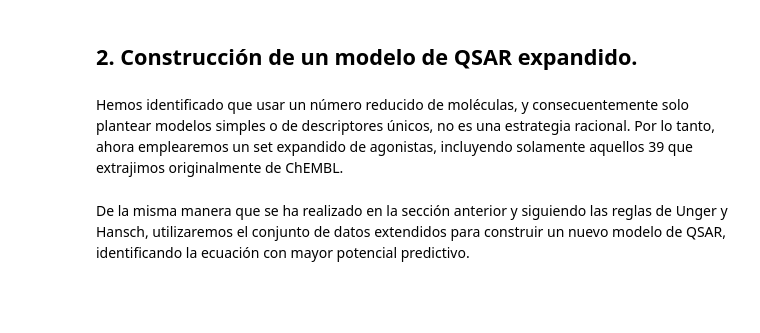
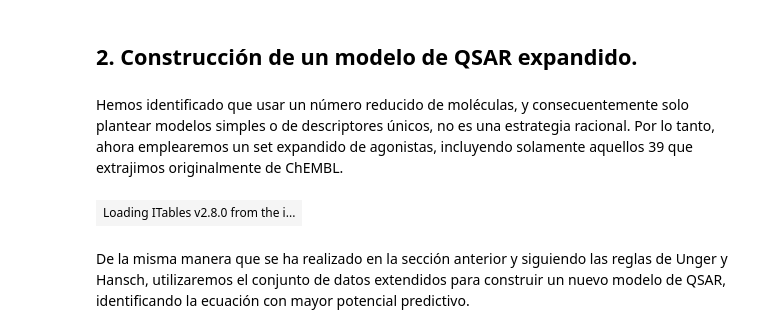
Before and after one commit to alfredoq/Jupyter_hub_event, a Jupyter notebook: TP4_2025.ipynb, the cells around one changed output. Saved outputs shown, nothing was run; the diff lists cells and outputs as text; code cells hidden in the pictures; blank space fills up the shorter version.

```diff
--- a/TP4_2025.ipynb
+++ b/TP4_2025.ipynb
@@ -87,8 +184,10 @@ En base a los resultados:
 Hemos identificado que usar un número reducido de moléculas, y consecuentemente solo plantear modelos simples o de descriptores únicos, no es una estrategia racional.
 Por lo tanto, ahora emplearemos un set expandido de agonistas, incluyendo solamente aquellos 39 que extrajimos originalmente de ChEMBL.
 # %%
-df_agonistas_B2_expandido = pd.read_csv('../FQI_Seminario_4_2025/df_b2_agonists_final_norm.csv').head(39)
+df_agonistas_B2_expandido = pd.read_csv('df_b2_agonists_final_norm.csv').head(39)
 df_agonistas_B2_expandido
+# %% [output]
+| Loading ITables v2.8.0 from the i... |
 # %% [markdown]
 De la misma manera que se ha realizado en la sección anterior y siguiendo las reglas de Unger y Hansch, utilizaremos el conjunto de datos extendidos para construir un nuevo modelo de QSAR, identificando la ecuación con mayor potencial predictivo.
 # %% [markdown]
```
Also changed, not shown: parts of 15 cells of this notebook, 11 other files.
